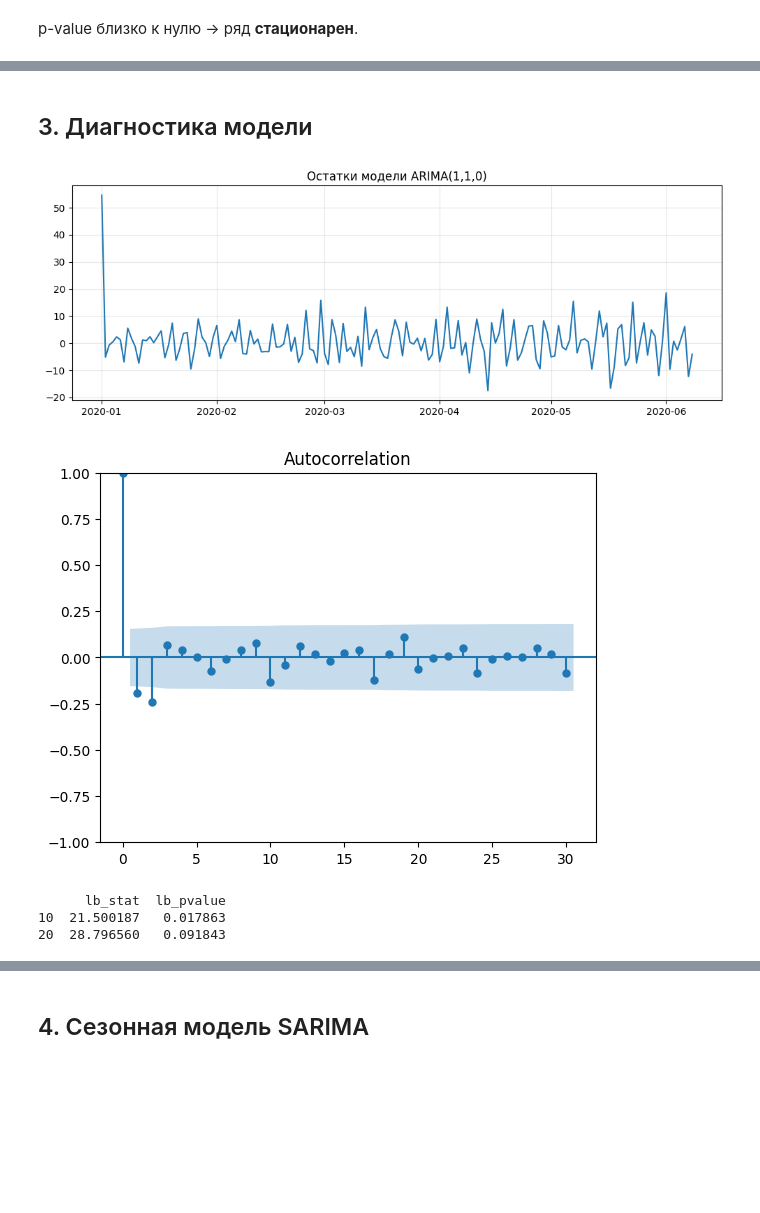
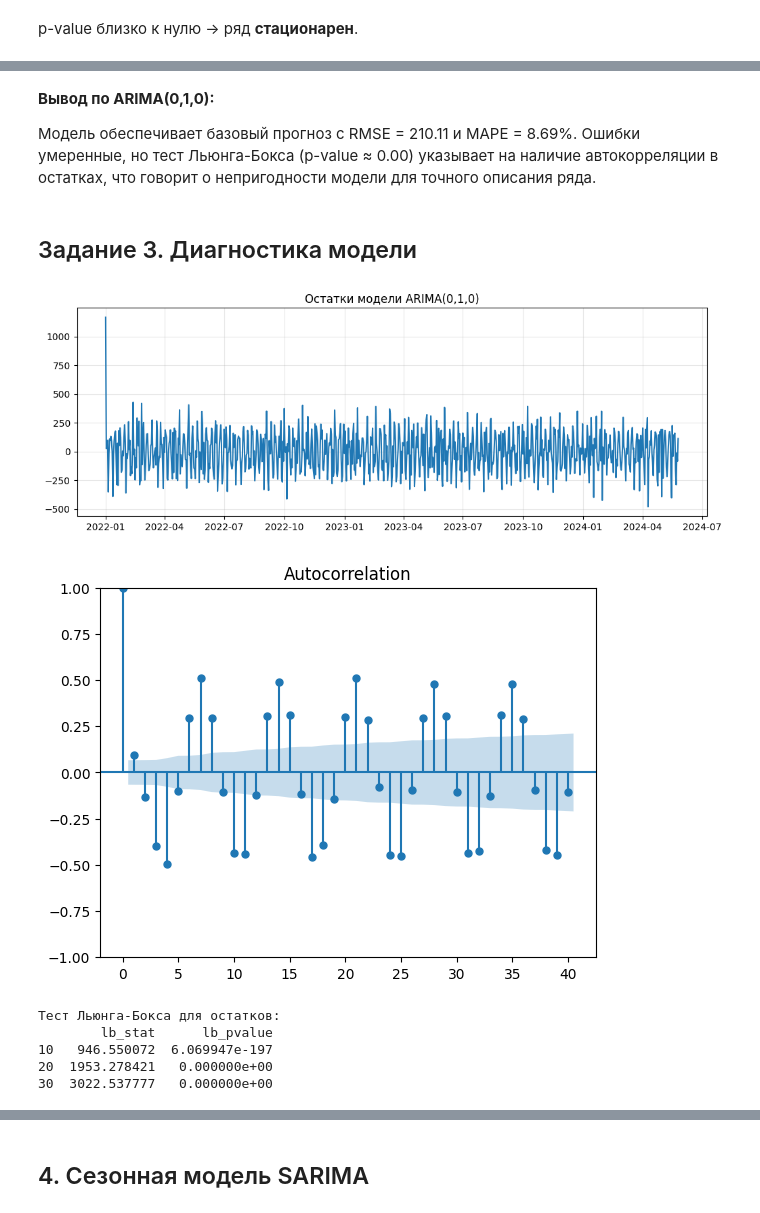
Before and after one commit to linasld/lab1_iad, a Jupyter notebook: notebooks/06_data_understanding.ipynb, the cells around one changed output, grey strips where cells are left out. Saved outputs shown, nothing was run; the diff lists cells and outputs as text; code cells hidden in the pictures; blank space fills up the shorter version.

```diff
--- a/notebooks/06_data_understanding.ipynb
+++ b/notebooks/06_data_understanding.ipynb
@@ -102,0 +115,8 @@ plt.show()
+# %%
+train_size = int(len(df) * 0.8)
+train, test = df['page_views'][:train_size], df['page_views'][train_size:]
+print(f"Train: {len(train)} наблюдений, Test: {len(test)} наблюдений")
+
+# обучение ARIMA(0,1,0) – модель случайного блуждания
+model_arima = ARIMA(train, order=(0,1,0))
+fit_arima = model_arima.fit()
@@ -104,23 +126,32 @@ plt.show()
 from statsmodels.tsa.arima.model import ARIMA
 from sklearn.metrics import mean_squared_error, mean_absolute_percentage_error
 
-train = data['crop_yield'][:160]
-test = data['crop_yield'][160:]
+train = df['page_views'][:train_size]
+test = df['page_views'][train_size:]
 
-model = ARIMA(train, order=(1,1,0))
+model = ARIMA(train, order=(0,1,0))
 model_fit = model.fit()
 print(model_fit.summary())
 
-# Прогноз на 40 шагов
-forecast = model_fit.forecast(steps=40)
+# прогноз
+forecast = model_fit.forecast(steps=len(test))
 forecast.index = test.index
 
-# Оценка качества
+# оценка качества
 rmse = np.sqrt(mean_squared_error(test, forecast))
 mape = mean_absolute_percentage_error(test, forecast) * 100
 
-print(f"RMSE: {rmse:.2f}")
+print(f"\nRMSE: {rmse:.2f}")
 print(f"MAPE: {mape:.2f}%")
+
+# визуализация
+plt.figure(figsize=(12,5))
+plt.plot(train.index, train, label='Train')
+plt.plot(test.index, test, label='Test')
+plt.plot(test.index, forecast, label='ARIMA(0,1,0) прогноз')
+plt.legend()
+plt.title('Прогноз базовой ARIMA модели')
+plt.show()
 # %% [output]
                                SARIMAX Results
 ==============================================================================
@@ -142,27 +174,34 @@ MAPE: 12.39%
+# %% [markdown]
+**Вывод по ARIMA(0,1,0):**
+
+Модель обеспечивает базовый прогноз с RMSE = 210.11 и MAPE = 8.69%. Ошибки умеренные, но тест Льюнга-Бокса (p-value ≈ 0.00) указывает на наличие автокорреляции в остатках, что говорит о непригодности модели для точного описания ряда.
 # %% [markdown]
-## 3. Диагностика модели
+## Задание 3. Диагностика модели
 # %%
 residuals = model_fit.resid
 
 plt.figure(figsize=(12,4))
 plt.plot(residuals)
-plt.title('Остатки модели ARIMA(1,1,0)')
+plt.title('Остатки модели ARIMA(0,1,0)')
 plt.grid(alpha=0.3)
 plt.show()
 
 # ACF остатков
-plot_acf(residuals, lags=30)
+plot_acf(residuals, lags=40)
 plt.show()
 
-# Тест Льюнга-Бокса
+# тест Льюнга-Бокса
 from statsmodels.stats.diagnostic import acorr_ljungbox
-lb_test = acorr_ljungbox(residuals, lags=[10,20], return_df=True)
+lb_test = acorr_ljungbox(residuals, lags=[10,20,30], return_df=True)
+print("Тест Льюнга-Бокса для остатков:")
 print(lb_test)
 # %% [output]
-[figure, old version]
+[figure, new version]
-[figure, old version]
+[figure, new version]
-      lb_stat  lb_pvalue
-10  21.500187   0.017863
-20  28.796560   0.091843
+Тест Льюнга-Бокса для остатков:
+        lb_stat      lb_pvalue
+10   946.550072  6.069947e-197
+20  1953.278421   0.000000e+00
+30  3022.537777   0.000000e+00
 # %% [markdown]
 #### Вывод об адекватности
```
Also changed, not shown: parts of 33 cells of this notebook, 1 other file.
